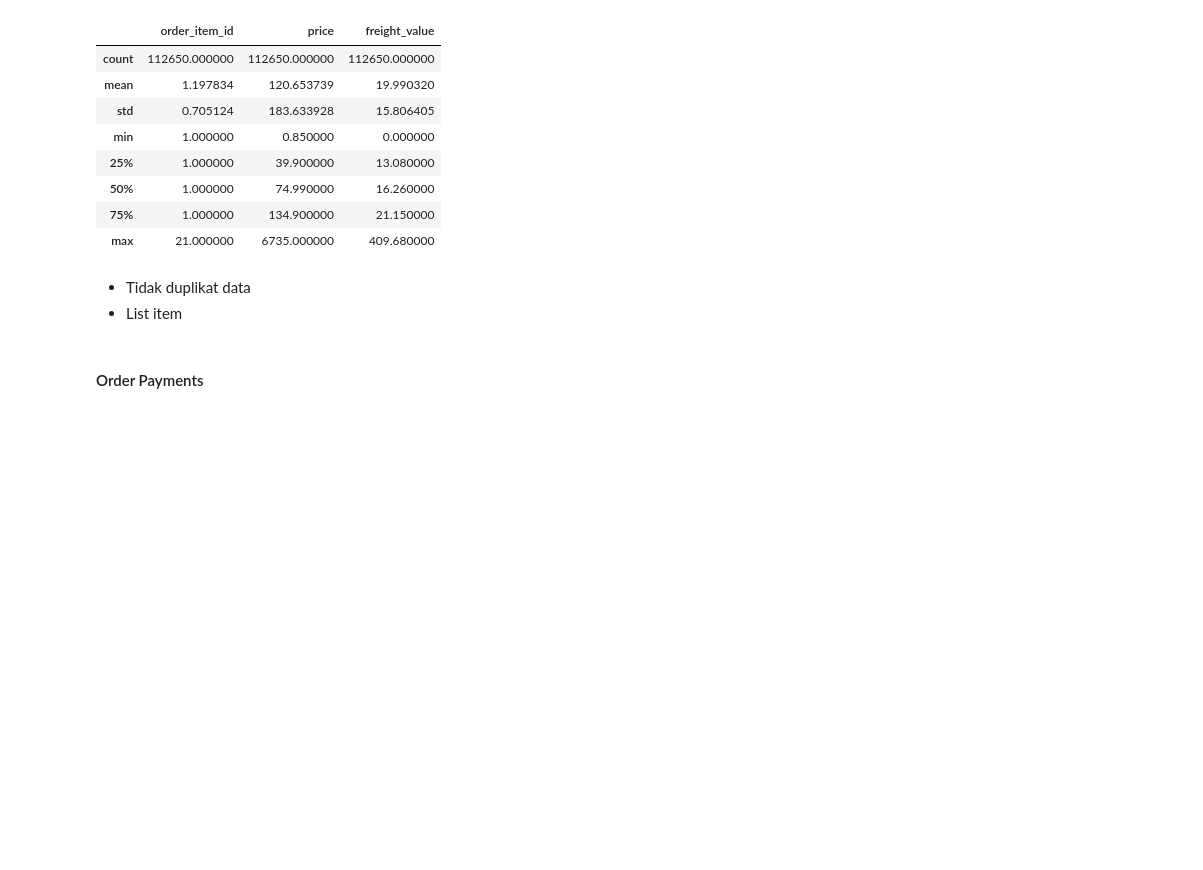
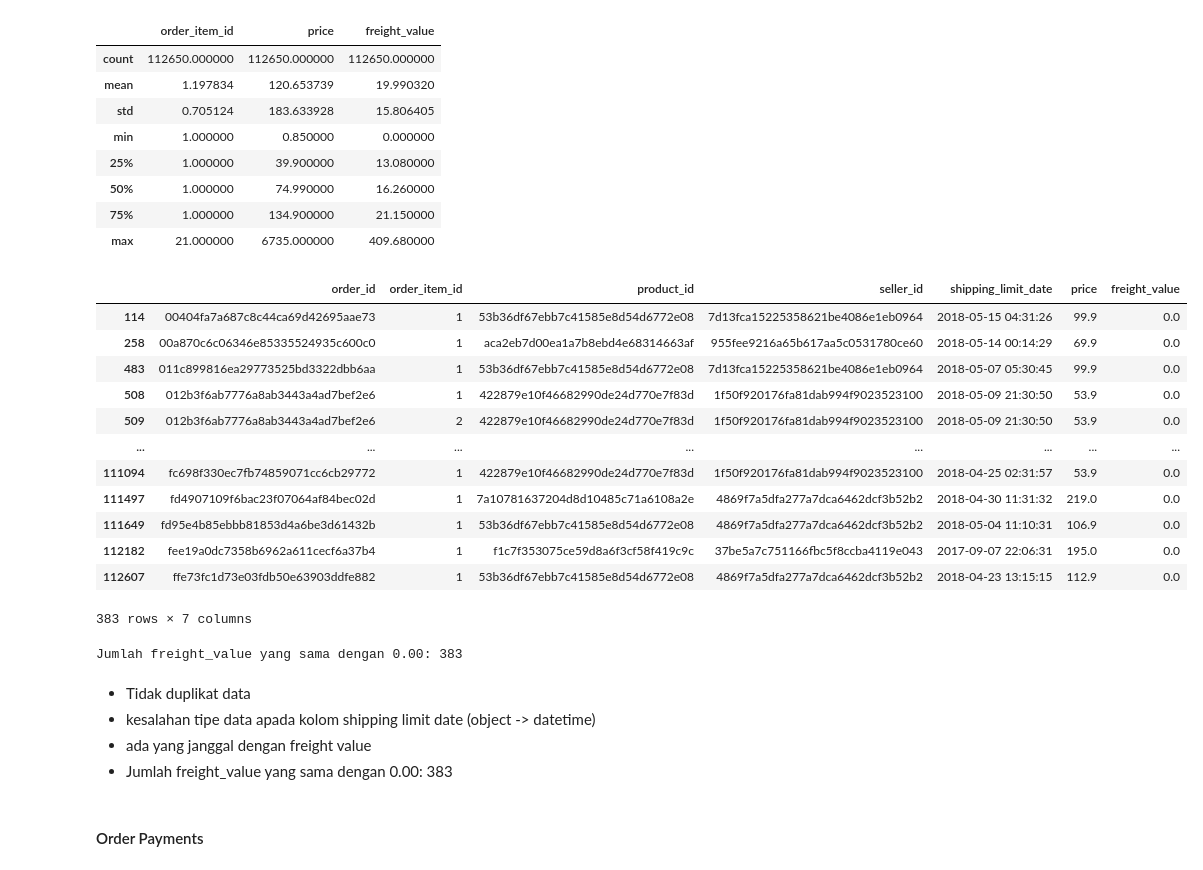
Before and after one commit to ralik45/E-Commerce-Analysis, a Jupyter notebook: Submission.ipynb, the cells around one changed output. Saved outputs shown, nothing was run; the diff lists cells and outputs as text; code cells hidden in the pictures; blank space fills up the shorter version.

```diff
--- a/Submission.ipynb
+++ b/Submission.ipynb
@@ -272,10 +284,32 @@ Jumlah duplikasi:  0
 | 50% | 1.000000 | 74.990000 | 16.260000 |
 | 75% | 1.000000 | 134.900000 | 21.150000 |
 | max | 21.000000 | 6735.000000 | 409.680000 |
-# %% [markdown]
-
-
-*   Tidak duplikat data
-*   List item
+# %%
+freight_zero_df = order_items_df[order_items_df["freight_value"] == 0.00]
+freight_zero_df
+# %% [output]
+|  | order_id | order_item_id | product_id | seller_id | shipping_limit_date | price | freight_value |
+| 114 | 00404fa7a687c8c44ca69d42695aae73 | 1 | 53b36df67ebb7c41585e8d54d6772e08 | 7d13fca15225358621be4086e1eb0964 | 2018-05-15 04:31:26 | 99.9 | 0.0 |
+| 258 | 00a870c6c06346e85335524935c600c0 | 1 | aca2eb7d00ea1a7b8ebd4e68314663af | 955fee9216a65b617aa5c0531780ce60 | 2018-05-14 00:14:29 | 69.9 | 0.0 |
+| 483 | 011c899816ea29773525bd3322dbb6aa | 1 | 53b36df67ebb7c41585e8d54d6772e08 | 7d13fca15225358621be4086e1eb0964 | 2018-05-07 05:30:45 | 99.9 | 0.0 |
+| 508 | 012b3f6ab7776a8ab3443a4ad7bef2e6 | 1 | 422879e10f46682990de24d770e7f83d | 1f50f920176fa81dab994f9023523100 | 2018-05-09 21:30:50 | 53.9 | 0.0 |
+| 509 | 012b3f6ab7776a8ab3443a4ad7bef2e6 | 2 | 422879e10f46682990de24d770e7f83d | 1f50f920176fa81dab994f9023523100 | 2018-05-09 21:30:50 | 53.9 | 0.0 |
+| ... | ... | ... | ... | ... | ... | ... | ... |
+| 111094 | fc698f330ec7fb74859071cc6cb29772 | 1 | 422879e10f46682990de24d770e7f83d | 1f50f920176fa81dab994f9023523100 | 2018-04-25 02:31:57 | 53.9 | 0.0 |
+| 111497 | fd4907109f6bac23f07064af84bec02d | 1 | 7a10781637204d8d10485c71a6108a2e | 4869f7a5dfa277a7dca6462dcf3b52b2 | 2018-04-30 11:31:32 | 219.0 | 0.0 |
+| 111649 | fd95e4b85ebbb81853d4a6be3d61432b | 1 | 53b36df67ebb7c41585e8d54d6772e08 | 4869f7a5dfa277a7dca6462dcf3b52b2 | 2018-05-04 11:10:31 | 106.9 | 0.0 |
+| 112182 | fee19a0dc7358b6962a611cecf6a37b4 | 1 | f1c7f353075ce59d8a6f3cf58f419c9c | 37be5a7c751166fbc5f8ccba4119e043 | 2017-09-07 22:06:31 | 195.0 | 0.0 |
+| 112607 | ffe73fc1d73e03fdb50e63903ddfe882 | 1 | 53b36df67ebb7c41585e8d54d6772e08 | 4869f7a5dfa277a7dca6462dcf3b52b2 | 2018-04-23 13:15:15 | 112.9 | 0.0 |
+383 rows × 7 columns
+# %%
+freight_zero_count = order_items_df[order_items_df["freight_value"] == 0.00].shape[0]
+print(f"Jumlah freight_value yang sama dengan 0.00: {freight_zero_count}")
+# %% [output]
+Jumlah freight_value yang sama dengan 0.00: 383
+# %% [markdown]
+- Tidak duplikat data
+- kesalahan tipe data apada kolom shipping limit date (object -> datetime)
+- ada yang janggal dengan freight value
+- Jumlah freight_value yang sama dengan 0.00: 383
 # %% [markdown]
 #### Order Payments
```
Also changed, not shown: parts of 24 cells of this notebook.
